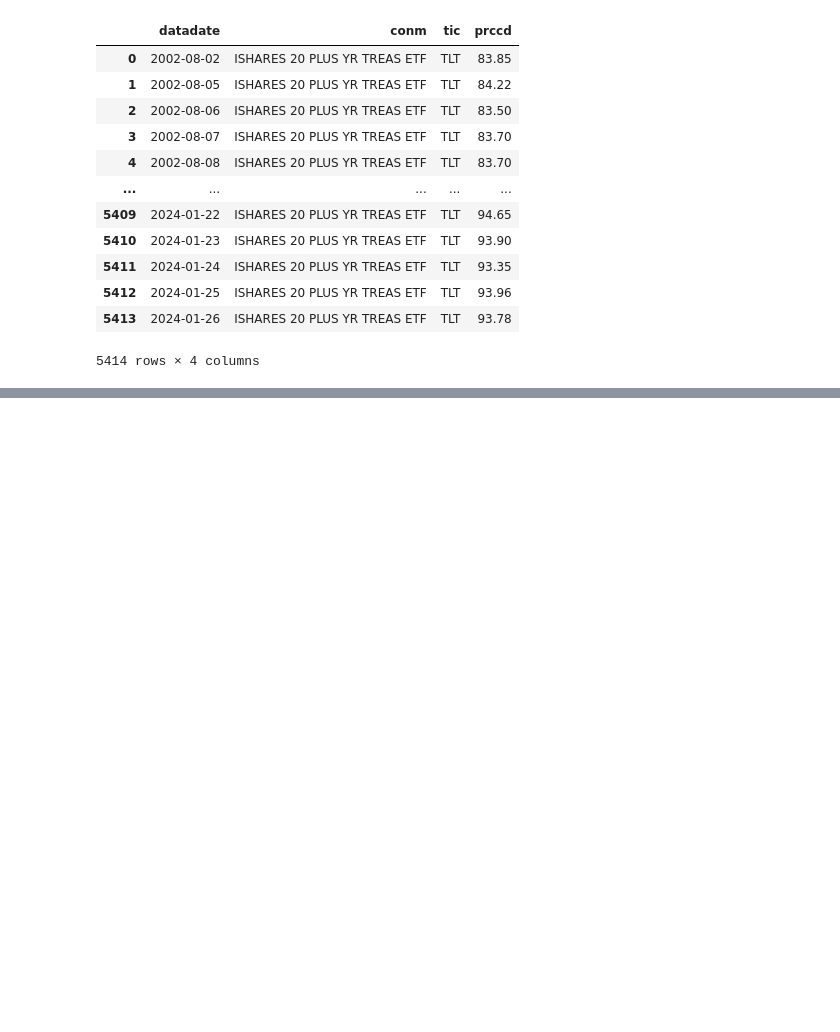
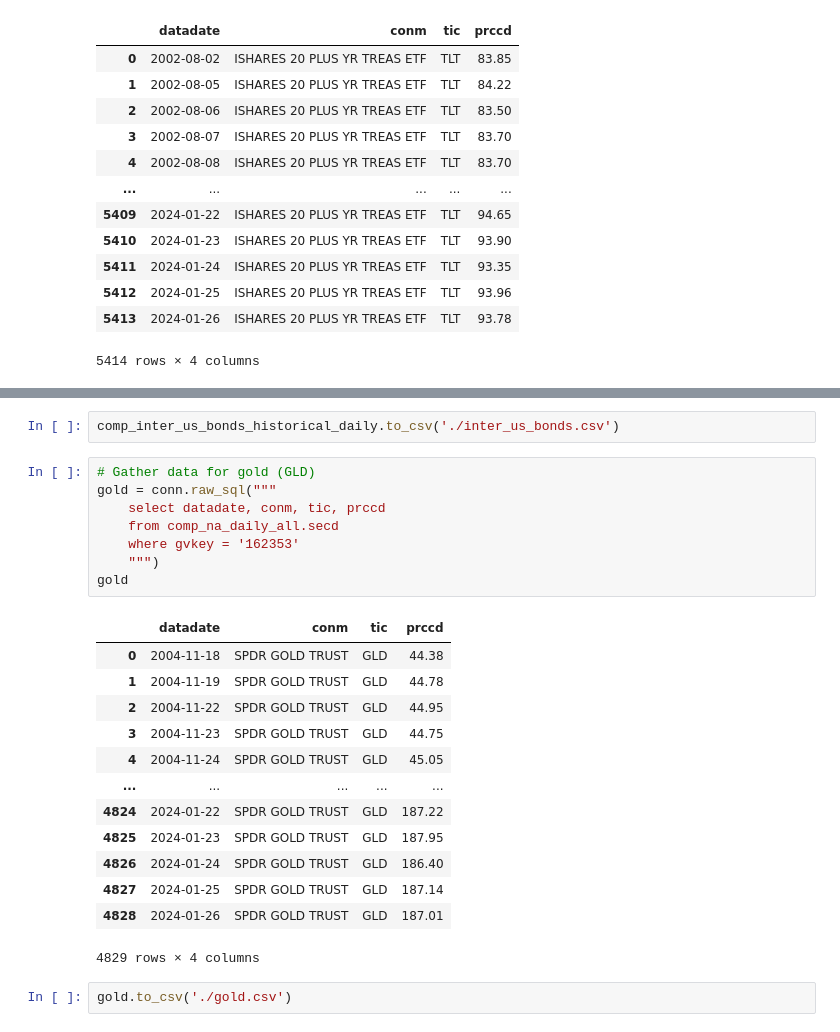
Before and after one commit to NUSFintechQuant/AY2324S1-Modern-Portfolio-Theory, a Jupyter notebook: data/wrds.ipynb, the cells around one changed output, grey strips where cells are left out. Drawn from its saved outputs; the diff is of its cells as text; blank space fills up the shorter version.

```diff
--- a/data/wrds.ipynb
+++ b/data/wrds.ipynb
@@ -174,0 +200,26 @@ us_bonds_df
+# %%
+comp_inter_us_bonds_historical_daily.to_csv('./inter_us_bonds.csv')
+# %%
+# Gather data for gold (GLD)
+gold = conn.raw_sql("""
+    select datadate, conm, tic, prccd
+    from comp_na_daily_all.secd
+    where gvkey = '162353'
+    """)
+gold
+# %% [output]
+|  | datadate | conm | tic | prccd |
+| 0 | 2004-11-18 | SPDR GOLD TRUST | GLD | 44.38 |
+| 1 | 2004-11-19 | SPDR GOLD TRUST | GLD | 44.78 |
+| 2 | 2004-11-22 | SPDR GOLD TRUST | GLD | 44.95 |
+| 3 | 2004-11-23 | SPDR GOLD TRUST | GLD | 44.75 |
+| 4 | 2004-11-24 | SPDR GOLD TRUST | GLD | 45.05 |
+| ... | ... | ... | ... | ... |
+| 4824 | 2024-01-22 | SPDR GOLD TRUST | GLD | 187.22 |
+| 4825 | 2024-01-23 | SPDR GOLD TRUST | GLD | 187.95 |
+| 4826 | 2024-01-24 | SPDR GOLD TRUST | GLD | 186.40 |
+| 4827 | 2024-01-25 | SPDR GOLD TRUST | GLD | 187.14 |
+| 4828 | 2024-01-26 | SPDR GOLD TRUST | GLD | 187.01 |
+4829 rows × 4 columns
+# %%
+gold.to_csv('./gold.csv')
```
Also changed, not shown: parts of 8 cells of this notebook, 4 other files.
